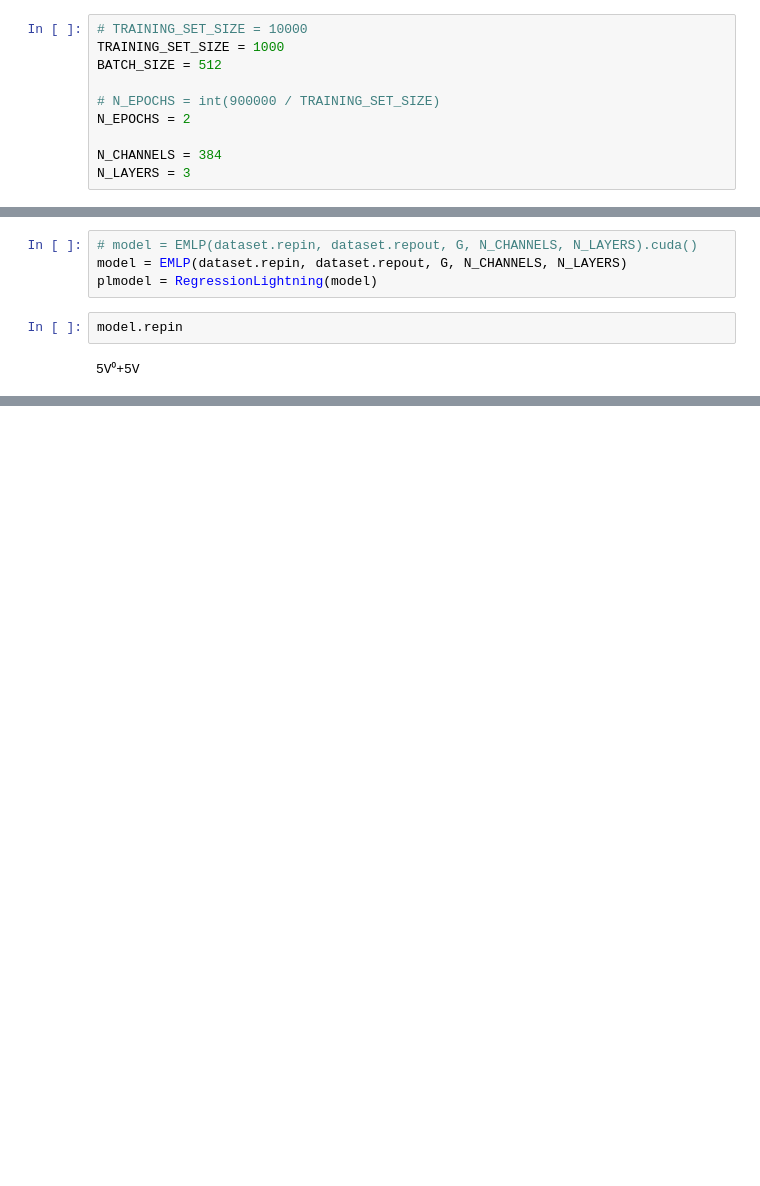
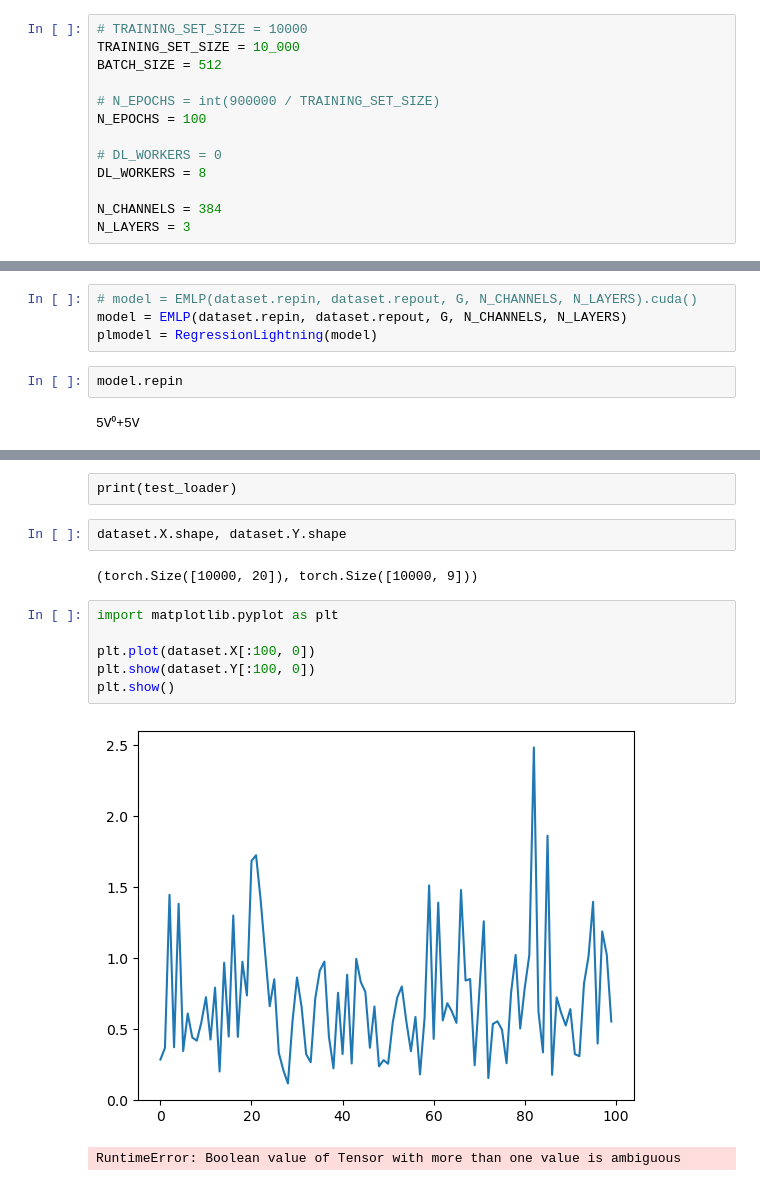
Before and after one commit to rytse/torchemlp, a Jupyter notebook: examples/inertia_emlp.ipynb, the cells around one changed output, grey strips where cells are left out. Saved outputs shown, nothing was run; the diff lists cells and outputs as text; blank space fills up the shorter version.

```diff
--- a/examples/inertia_emlp.ipynb
+++ b/examples/inertia_emlp.ipynb
@@ -14,11 +14,14 @@ from torchemlp.nn.utils import RegressionLightning
 from torchemlp.datasets import Inertia
 # %%
 # TRAINING_SET_SIZE = 10000
-TRAINING_SET_SIZE = 1000
+TRAINING_SET_SIZE = 10_000
 BATCH_SIZE = 512
 
 # N_EPOCHS = int(900000 / TRAINING_SET_SIZE)
-N_EPOCHS = 2
+N_EPOCHS = 100
+
+# DL_WORKERS = 0
+DL_WORKERS = 8
 
 N_CHANNELS = 384
 N_LAYERS = 3
@@ -78,0 +89,15 @@ HPU available: False, using: 0 HPUs
+# %% [raw]
+print(test_loader)
+# %%
+dataset.X.shape, dataset.Y.shape
+# %% [output]
+(torch.Size([10000, 20]), torch.Size([10000, 9]))
+# %%
+import matplotlib.pyplot as plt
+
+plt.plot(dataset.X[:100, 0])
+plt.show(dataset.Y[:100, 0])
+plt.show()
+# %% [output]
+[figure, added]
+RuntimeError: Boolean value of Tensor with more than one value is ambiguous
```
Also changed, not shown: parts of 3 cells of this notebook.
